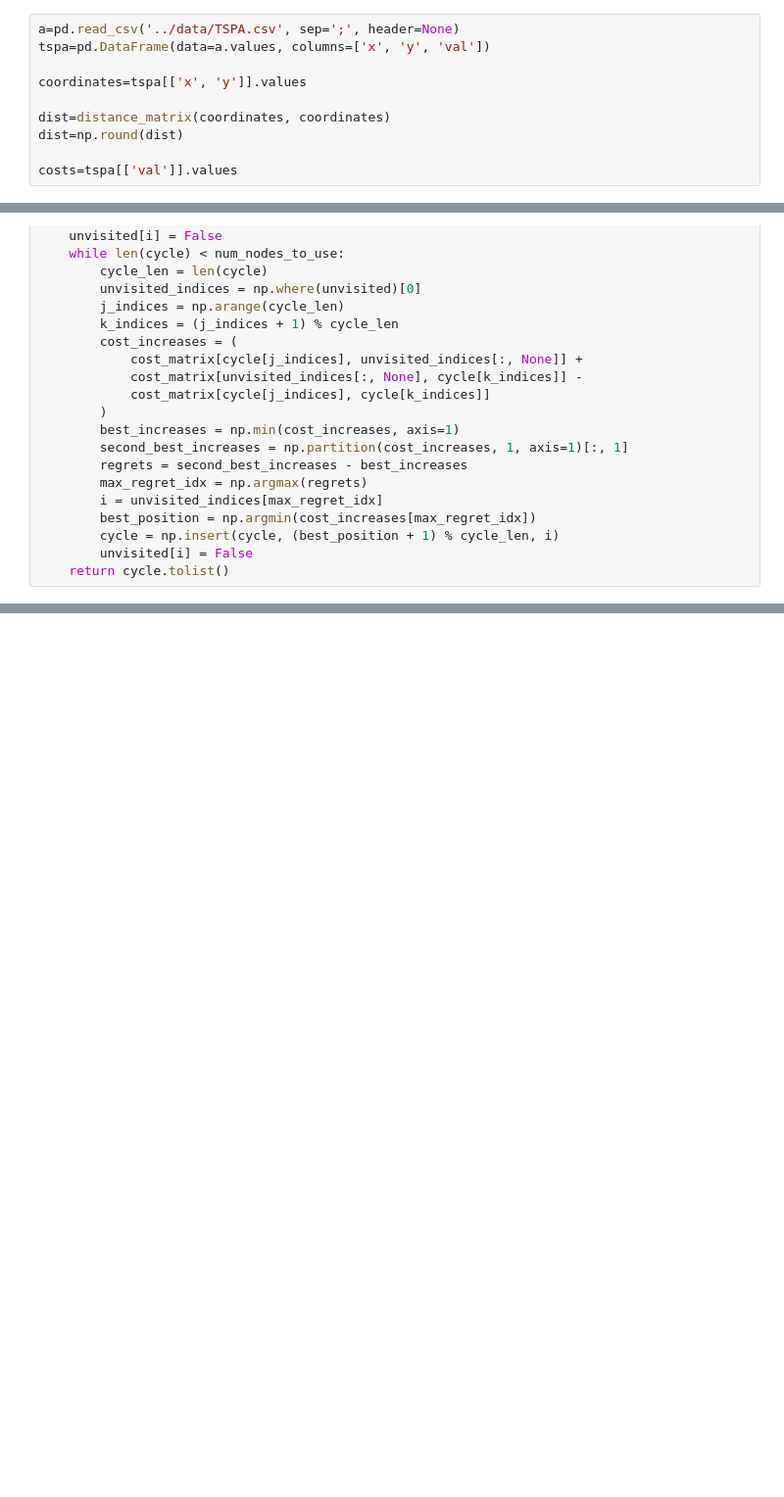
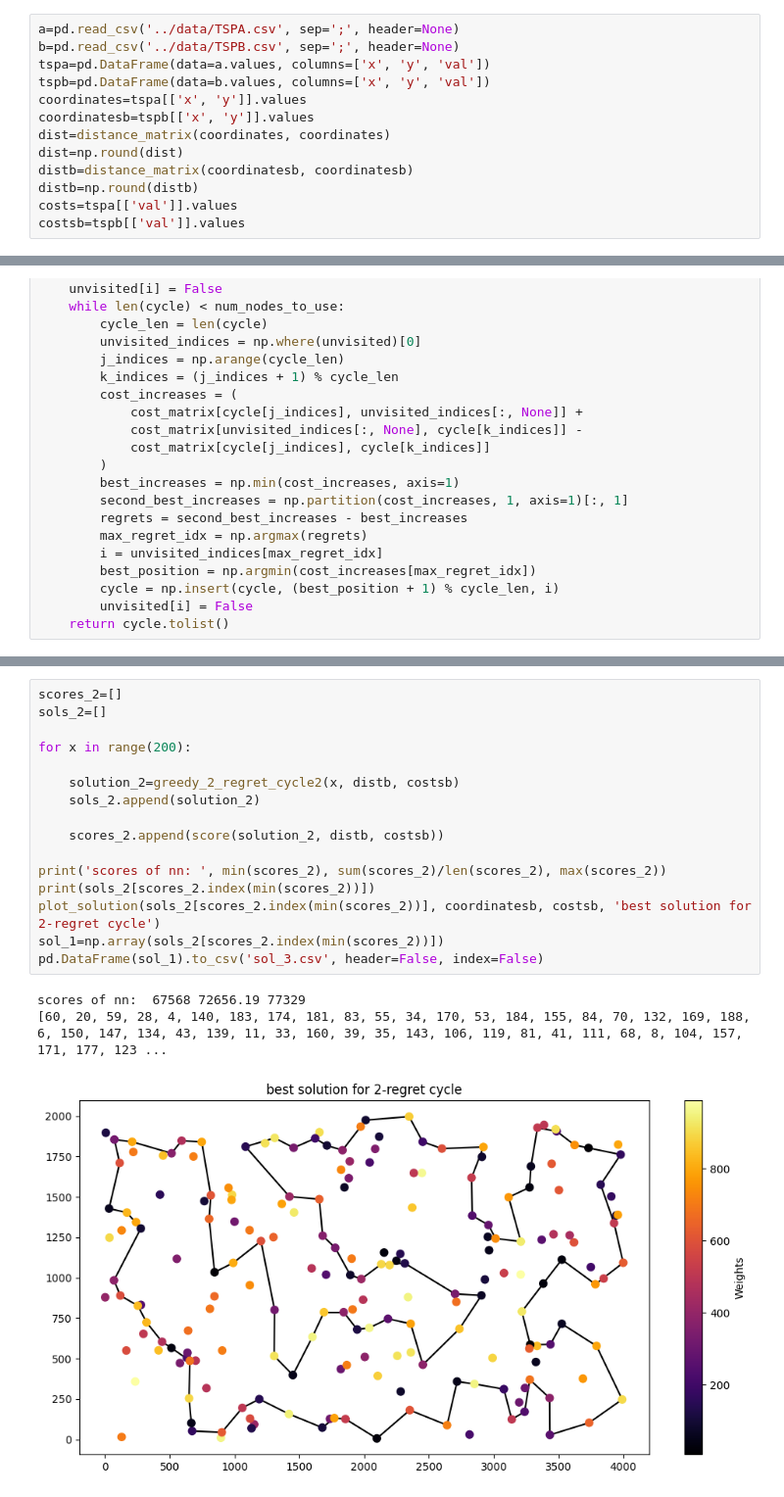
Before and after one commit to krzysztof-m-w/evolutionary_computation, a Jupyter notebook: lab2/ec2.ipynb, the cells around one changed output, grey strips where cells are left out. Shown: that part at 98% size. Saved outputs shown, nothing was run; the diff lists cells and outputs as text; blank space fills up the shorter version.

```diff
--- a/lab2/ec2.ipynb
+++ b/lab2/ec2.ipynb
@@ -15,14 +15,17 @@ from utils import score
 # from numba import njit
 # %%
 a=pd.read_csv('../data/TSPA.csv', sep=';', header=None)
+b=pd.read_csv('../data/TSPB.csv', sep=';', header=None)
 tspa=pd.DataFrame(data=a.values, columns=['x', 'y', 'val'])
-
+tspb=pd.DataFrame(data=b.values, columns=['x', 'y', 'val'])
 coordinates=tspa[['x', 'y']].values
-
+coordinatesb=tspb[['x', 'y']].values
 dist=distance_matrix(coordinates, coordinates)
 dist=np.round(dist)
-
+distb=distance_matrix(coordinatesb, coordinatesb)
+distb=np.round(distb)
 costs=tspa[['val']].values
+costsb=tspb[['val']].values
 # %%
 def greedy_2_regret_cycle(starting_point: int, distance_matrix: np.ndarray, costs: np.ndarray) -> list:
     cost_matrix = (distance_matrix + costs).T
@@ -180,0 +220,20 @@ greedy_2_regret_cycle(0, dist, costs)
+# %%
+scores_2=[]
+sols_2=[]
+
+for x in range(200):
+
+    solution_2=greedy_2_regret_cycle2(x, distb, costsb)
+    sols_2.append(solution_2)
+
+    scores_2.append(score(solution_2, distb, costsb))
+
+print('scores of nn: ', min(scores_2), sum(scores_2)/len(scores_2), max(scores_2))
+print(sols_2[scores_2.index(min(scores_2))])
+plot_solution(sols_2[scores_2.index(min(scores_2))], coordinatesb, costsb, 'best solution for 2-regret cycle')
+sol_1=np.array(sols_2[scores_2.index(min(scores_2))])
+pd.DataFrame(sol_1).to_csv('sol_3.csv', header=False, index=False)
+# %% [output]
+scores of nn:  67568 72656.19 77329
+[60, 20, 59, 28, 4, 140, 183, 174, 181, 83, 55, 34, 170, 53, 184, 155, 84, 70, 132, 169, 188, 6, 150, 147, 134, 43, 139, 11, 33, 160, 39, 35, 143, 106, 119, 81, 41, 111, 68, 8, 104, 157, 171, 177, 123 ...
+[figure, added]
```
Also changed, not shown: parts of 11 cells of this notebook.
